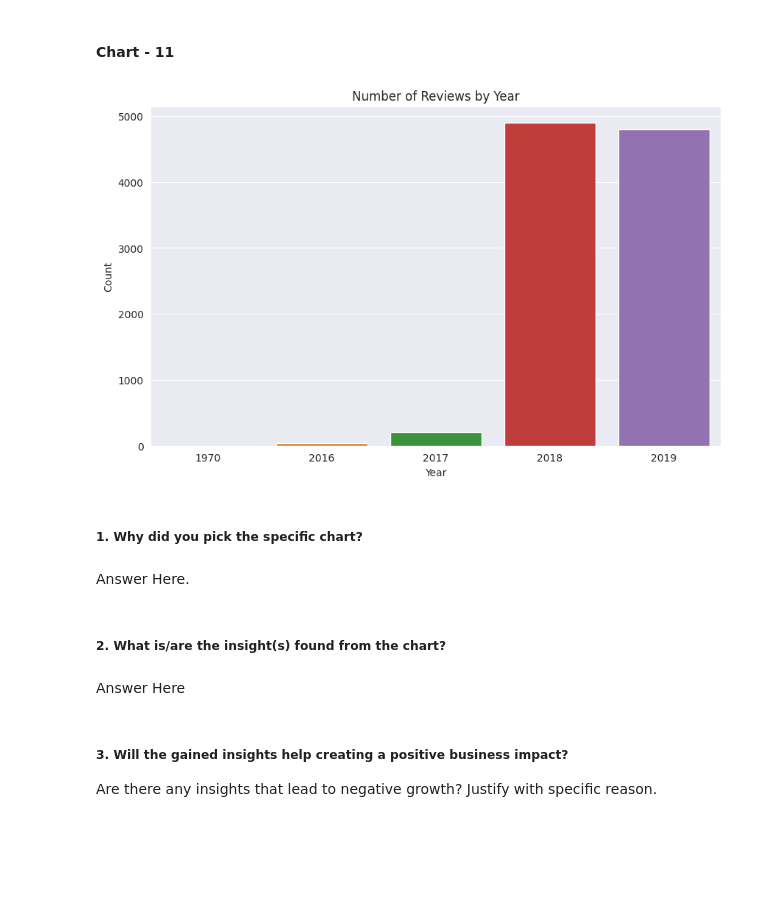
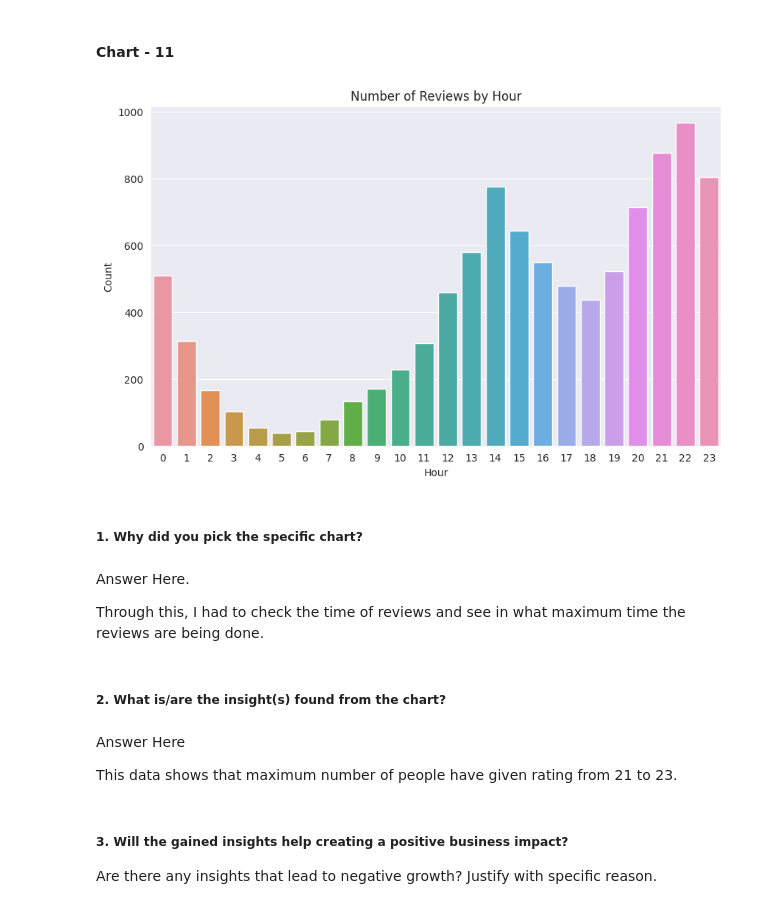
Before and after one commit to Manoharjha333/Zomato-Restaurant-Clustering-And-Sentiment-Analysis, a Jupyter notebook: Zomato_Restaurant_Clustering_And_Sentiment_Analysis.ipynb, the cells around one changed output. Saved outputs shown, nothing was run; the diff lists cells and outputs as text; code cells hidden in the pictures; blank space fills up the shorter version.

```diff
--- a/Zomato_Restaurant_Clustering_And_Sentiment_Analysis.ipynb
+++ b/Zomato_Restaurant_Clustering_And_Sentiment_Analysis.ipynb
@@ -953,22 +963,26 @@ Answer Here
 # %%
 # Chart - 11 visualization code
 
 plt.figure(figsize=(10, 6))
-sns.countplot(x='Year', data=review_df)
-plt.title('Number of Reviews by Year')
-plt.xlabel('Year')
+sns.countplot(x='Hour', data=review_df)
+plt.title('Number of Reviews by Hour')
+plt.xlabel('Hour')
 plt.ylabel('Count')
 plt.show()
 # %% [output]
-[figure, old version]
+[figure, new version]
 # %% [markdown]
 ##### 1. Why did you pick the specific chart?
-# %% [markdown]
-Answer Here.
+# %% [markdown]
+Answer Here.
+
+Through this, I had to check the time of reviews and see in what maximum time the reviews are being done.
 # %% [markdown]
 ##### 2. What is/are the insight(s) found from the chart?
-# %% [markdown]
-Answer Here
+# %% [markdown]
+Answer Here
+
+This data shows that maximum number of people have given rating from 21 to 23.
 # %% [markdown]
 ##### 3. Will the gained insights help creating a positive business impact?
 Are there any insights that lead to negative growth? Justify with specific reason.
```
Also changed, not shown: parts of 42 cells of this notebook.
